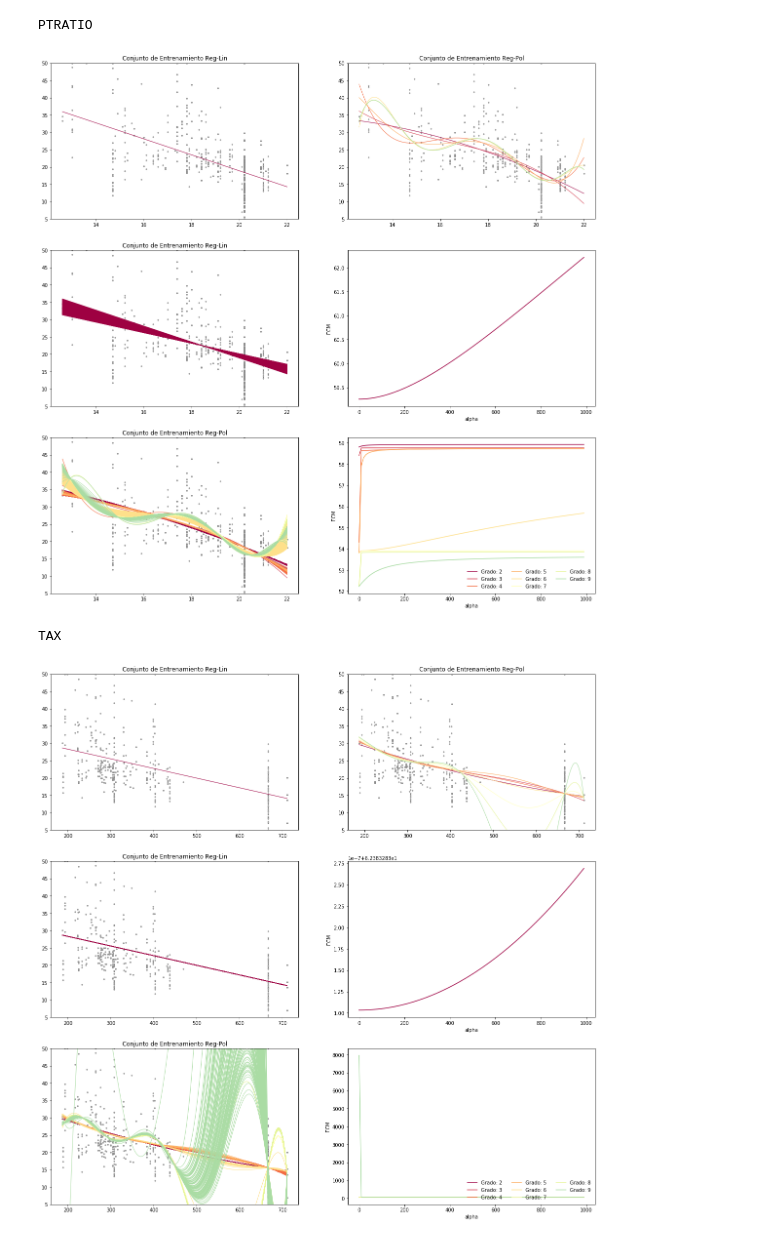
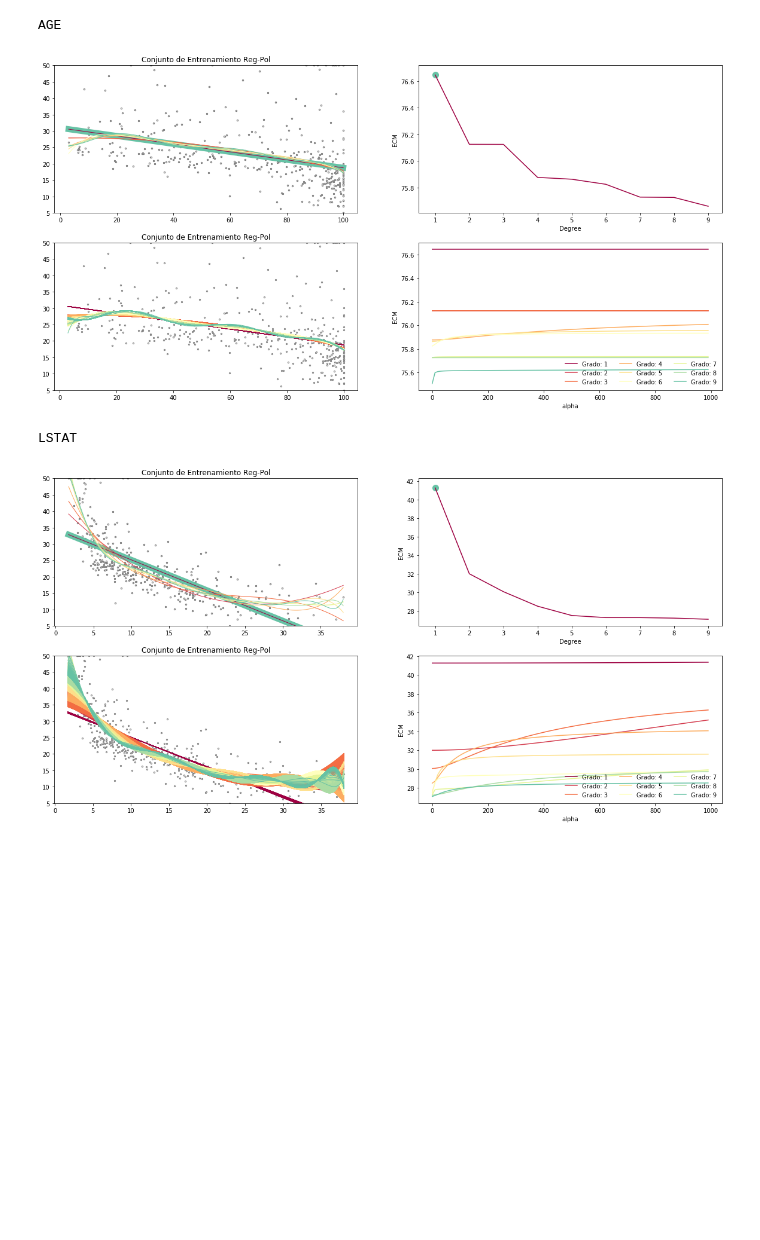
Before and after one commit to Eugenia27/DiploDatos, a Jupyter notebook: IntroduccionApredizajeAutomatico/Lab1_aprendizaje.ipynb, the cells around one changed output. Drawn from its saved outputs; the diff is of its cells as text; code cells hidden in the pictures; blank space fills up the shorter version.

```diff
--- a/IntroduccionApredizajeAutomatico/Lab1_aprendizaje.ipynb
+++ b/IntroduccionApredizajeAutomatico/Lab1_aprendizaje.ipynb
@@ -67,7 +64,7 @@ def modelo(x,coef,x0):
     return ymodel+x0
 
 
-def plot_fit(feature_resultados,tipo,c):
+def plot_fit(feature_resultados,tipo,c,lw):
     X_range_start = np.min(np.r_[X_train_feature, X_val_feature])
     X_range_stop = np.max(np.r_[X_train_feature, X_val_feature])
     y_range_start = np.min(np.r_[y_train, y_val])
@@ -81,7 +78,7 @@ def plot_fit(feature_resultados,tipo,c):
         for j in range(len(feature_resultados)):
             coef = feature_resultados.Coef.values[j]
             x0 = feature_resultados.Intercept.values[j]
-            plt.plot(X_linspace, modelo(X_linspace,coef,x0), color=c, label="modelo",lw=1)
+            plt.plot(X_linspace, modelo(X_linspace,coef,x0), color=c, label="modelo",lw=lw)
             plt.title("Conjunto de Entrenamiento Reg-Lin")
     elif tipo=='P':
         grados_= feature_resultados.Degree.unique()
@@ -117,6 +114,11 @@ def plot_err(feature_resultados,tipo,c):
         plt.plot(feature_resultados.Alpha,feature_resultados.TrainMSE,color=c)
     plt.xlabel('alpha')
     plt.ylabel('ECM')
+
+def plot_err_g(feature_resultados,c):
+    plt.plot(feature_resultados.Degree,feature_resultados.TrainMSE,color=c)
+    plt.xlabel('Degree')
+    plt.ylabel('ECM')
 # %%
 boston_data = load_boston()
 # %%
@@ -141,7 +143,7 @@ categorical_features = ['CHAS','RAD','MEDV']
 non_categorical_features = set(features)-set(categorical_features)
 
 #alpha = np.arange(0.1, 1.1, 0.1)
-grado = np.arange(2,10,1)
+grado = np.arange(1,10,1)
 alpha = np.arange(1e-5,1e3,10)
 
 cmap = mp.cm.get_cmap('Spectral')
@@ -157,6 +159,7 @@ for feature in non_categorical_features:
     # regresion lineal
     ## sin regularizacion
     row = regresion_lineal(X_train_feature,y_train,X_val_feature,y_val,False,0,feature)
+
     regresion_lineal_ECM = regresion_lineal_ECM.append(pd.Series(row, index=regresion_lineal_ECM.columns ),ignore_index=True)
     ## con regularizacion
     for i in alpha:
@@ -174,42 +177,57 @@ for feature in non_categorical_features:
             row = regresion_polinomial(X_train_feature,y_train,X_val_feature,y_val,g,True,i,feature)
             regresion_polinomial_ECM = regresion_polinomial_ECM.append(pd.Series(row, index=regresion_polinomial_ECM.columns ),ignore_index=True)
 # %%
+diferencias=[]
 for feature in non_categorical_features:
     print(feature)
     feature_col = feature_map[feature]
     X_train_feature = X_train[:, feature_col].reshape(-1, 1)
     X_val_feature = X_val[:, feature_col].reshape(-1, 1)
 
-    plt.figure(figsize=(20,20))
+    plt.figure(figsize=(20,10))
 
-    feature_resultados = regresion_lineal_ECM[(regresion_lineal_ECM.Feature==feature)&
+    feature_resultadosl = regresion_lineal_ECM[(regresion_lineal_ECM.Feature==feature)&
                                                (regresion_lineal_ECM.Regularization==False)]
-    plt.subplot(321)
-    plot_fit(feature_resultados,'L',color[0])
+    punto_err_metodo_lineal = [1,feature_resultadosl.TrainMSE.values[0]]
+
+    #plt.subplot(421)
 
     feature_resultados = regresion_polinomial_ECM[(regresion_polinomial_ECM.Feature==feature)&
                                                  (regresion_polinomial_ECM.Regularization==False)]
-    plt.subplot(322)
-    plot_fit(feature_resultados,'P',color)
+    plt.subplot(221)
+    plot_fit(feature_resultadosl,'L',color[-1],lw=10)
+    plot_fit(feature_resultados,'P',color,lw=1)
+
+    feature_resultados = regresion_polinomial_ECM[(regresion_polinomial_ECM.Alpha==0)&
+                                                  (regresion_polinomial_ECM.Feature==feature)]
+
+    diferencias.append(punto_err_metodo_lineal[1]-feature_resultados.TrainMSE.values[0])
+
+    plt.subplot(222)
+    plot_err_g(feature_resultados,color[0])
+    plt.scatter(punto_err_metodo_lineal[0],punto_err_metodo_lineal[1],color=color[-1],s=100)
+
+
+
 
     feature_resultados = regresion_lineal_ECM[(regresion_lineal_ECM.Feature==feature)&
                                              (regresion_lineal_ECM.Regularization==True)]
 
-    plt.subplot(323)
-    plot_fit(feature_resultados,'L',color[0])
-    plt.subplot(324)
-    plot_err(feature_resultados,'L',color[0])
+    #plt.subplot(323)
+    #plot_fit(feature_resultados,'L',color[0],lw=1)
+    #plt.subplot(324)
+    #plot_err(feature_resultados,'L',color[0])
 
     feature_resultados = regresion_polinomial_ECM[(regresion_polinomial_ECM.Feature==feature)&
                                                  (regresion_polinomial_ECM.Regularization==True)]
-    plt.subplot(325)
-    plot_fit(feature_resultados,'P',color)
-    plt.subplot(326)
+    plt.subplot(223)
+    plot_fit(feature_resultados,'P',color,lw=1)
+    plt.subplot(224)
     plot_err(feature_resultados,'P',color)
 
     plt.show()
 # %% [output]
-PTRATIO
+AGE
-[figure, old version]
+[figure, new version]
-TAX
+LSTAT
-[figure, old version]
+[figure, new version]
```
Also changed, not shown: parts of 9 cells of this notebook.
